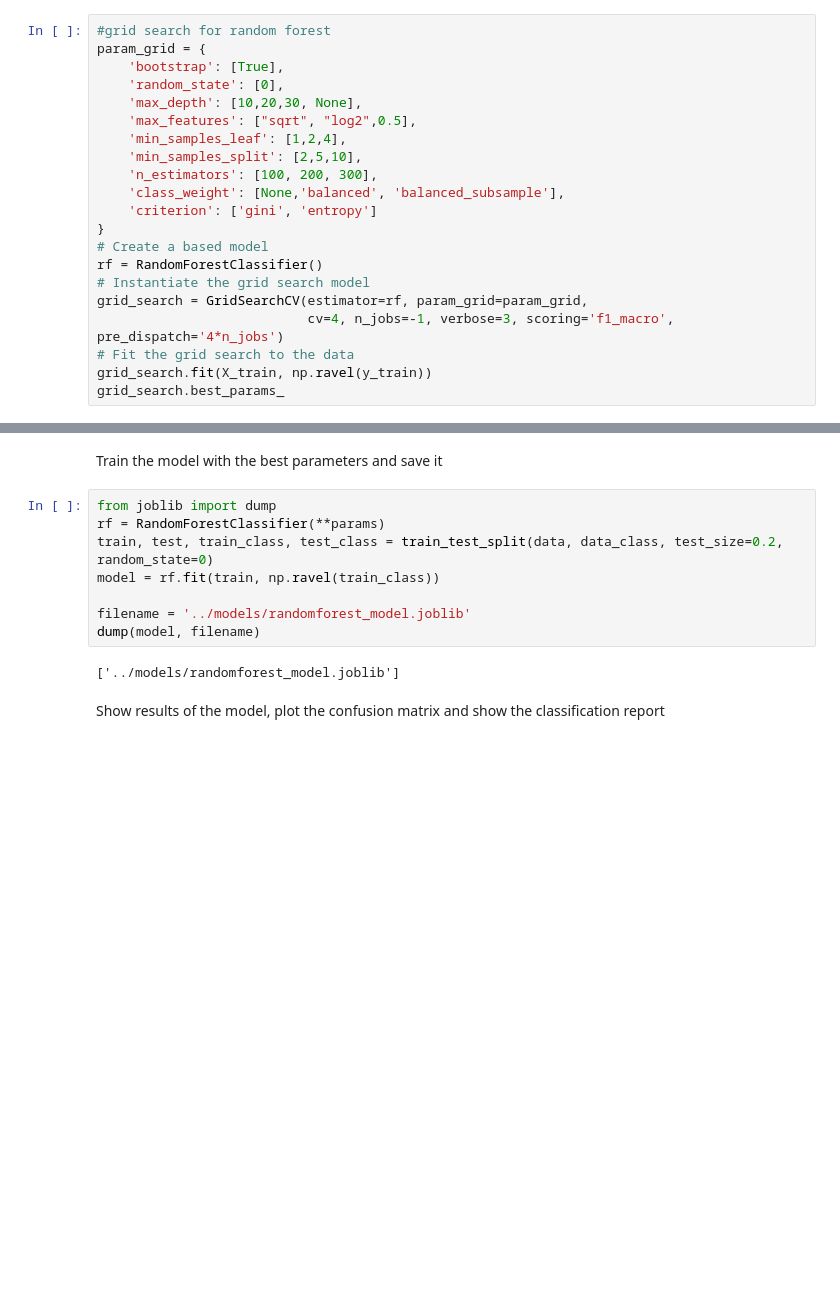
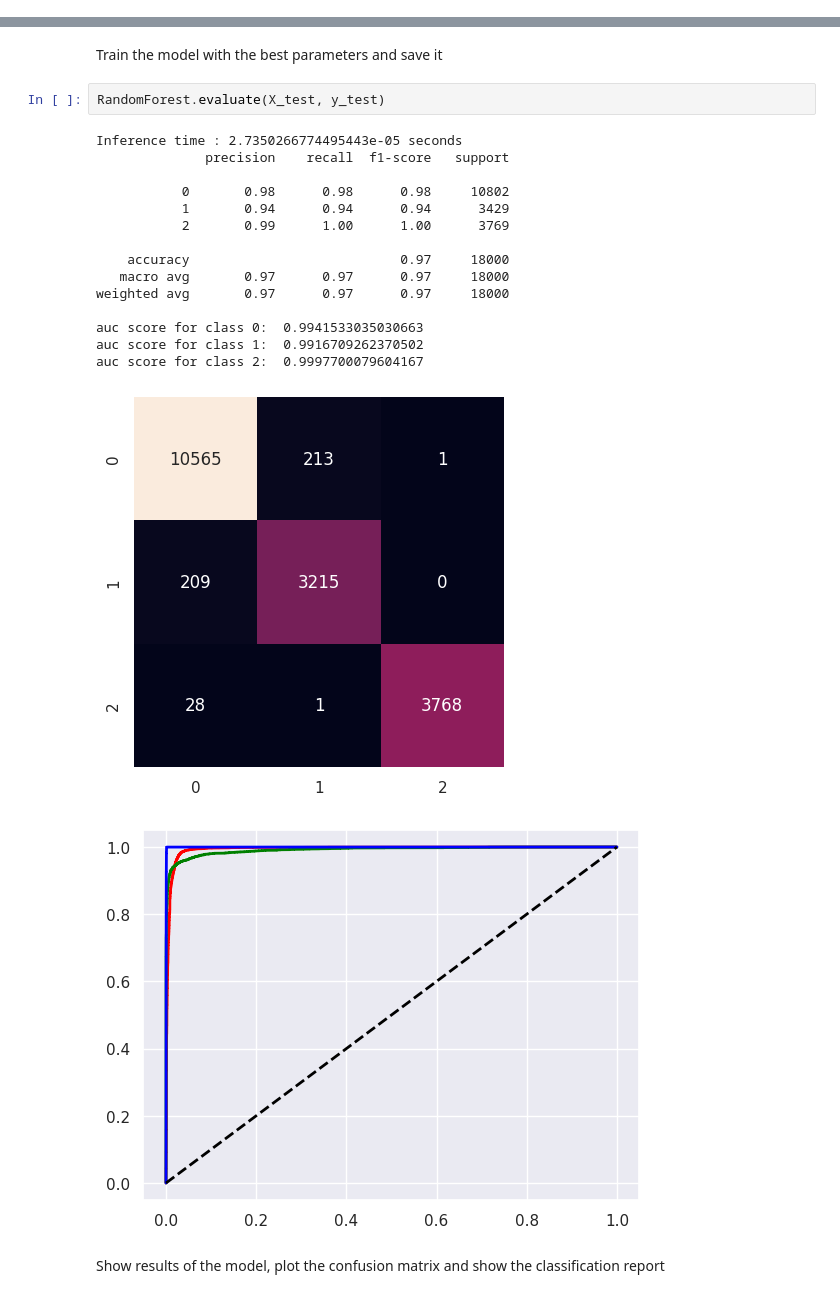
Before and after one commit to LouisCleriot/Stellar-object-classification, a Jupyter notebook: notebooks/random-forest.ipynb, the cells around one changed output, grey strips where cells are left out. Drawn from its saved outputs; the diff is of its cells as text; blank space fills up the shorter version.

```diff
--- a/notebooks/random-forest.ipynb
+++ b/notebooks/random-forest.ipynb
@@ -46,26 +27,5 @@ We do a grid search to find the best parameters for the model
 We run this code in google colab and save the data of the grid searh in a csv file
 # %% [markdown]
  [![Open In Colab](https://colab.research.google.com/assets/colab-badge.svg)](https://colab.research.google.com/drive/1TqehMW7PY5Uu6mqdNrI-QY-2_uj9qFE5?authuser=2#scrollTo=yZtNVPu0hrp-)
-# %%
-#grid search for random forest
-param_grid = {
-    'bootstrap': [True],
-    'random_state': [0],
-    'max_depth': [10,20,30, None],
-    'max_features': ["sqrt", "log2",0.5],
-    'min_samples_leaf': [1,2,4],
-    'min_samples_split': [2,5,10],
-    'n_estimators': [100, 200, 300],
-    'class_weight': [None,'balanced', 'balanced_subsample'],
-    'criterion': ['gini', 'entropy']
-}
-# Create a based model
-rf = RandomForestClassifier()
-# Instantiate the grid search model
-grid_search = GridSearchCV(estimator=rf, param_grid=param_grid,
-                           cv=4, n_jobs=-1, verbose=3, scoring='f1_macro', pre_dispatch='4*n_jobs')
-# Fit the grid search to the data
-grid_search.fit(X_train, np.ravel(y_train))
-grid_search.best_params_
 # %%
 #random search for random forest
@@ -109,14 +56,23 @@ Name: mean_test_score, dtype: float64
 # %% [markdown]
 Train the model with the best parameters and save it
-# %%
-from joblib import dump
-rf = RandomForestClassifier(**params)
-train, test, train_class, test_class = train_test_split(data, data_class, test_size=0.2, random_state=0)
-model = rf.fit(train, np.ravel(train_class))
-
-filename = '../models/randomforest_model.joblib'
-dump(model, filename)
-# %% [output]
-['../models/randomforest_model.joblib']
+# %%
+RandomForest.evaluate(X_test, y_test)
+# %% [output]
+Inference time : 2.7350266774495443e-05 seconds
+              precision    recall  f1-score   support
+
+           0       0.98      0.98      0.98     10802
+           1       0.94      0.94      0.94      3429
+           2       0.99      1.00      1.00      3769
+
+    accuracy                           0.97     18000
+   macro avg       0.97      0.97      0.97     18000
+weighted avg       0.97      0.97      0.97     18000
+
+auc score for class 0:  0.9941533035030663
+auc score for class 1:  0.9916709262370502
+auc score for class 2:  0.9997700079604167
+[figure, added]
+[figure, added]
 # %% [markdown]
 Show results of the model, plot the confusion matrix and show the classification report
```
Also changed, not shown: parts of 8 cells of this notebook, 2 other files.
